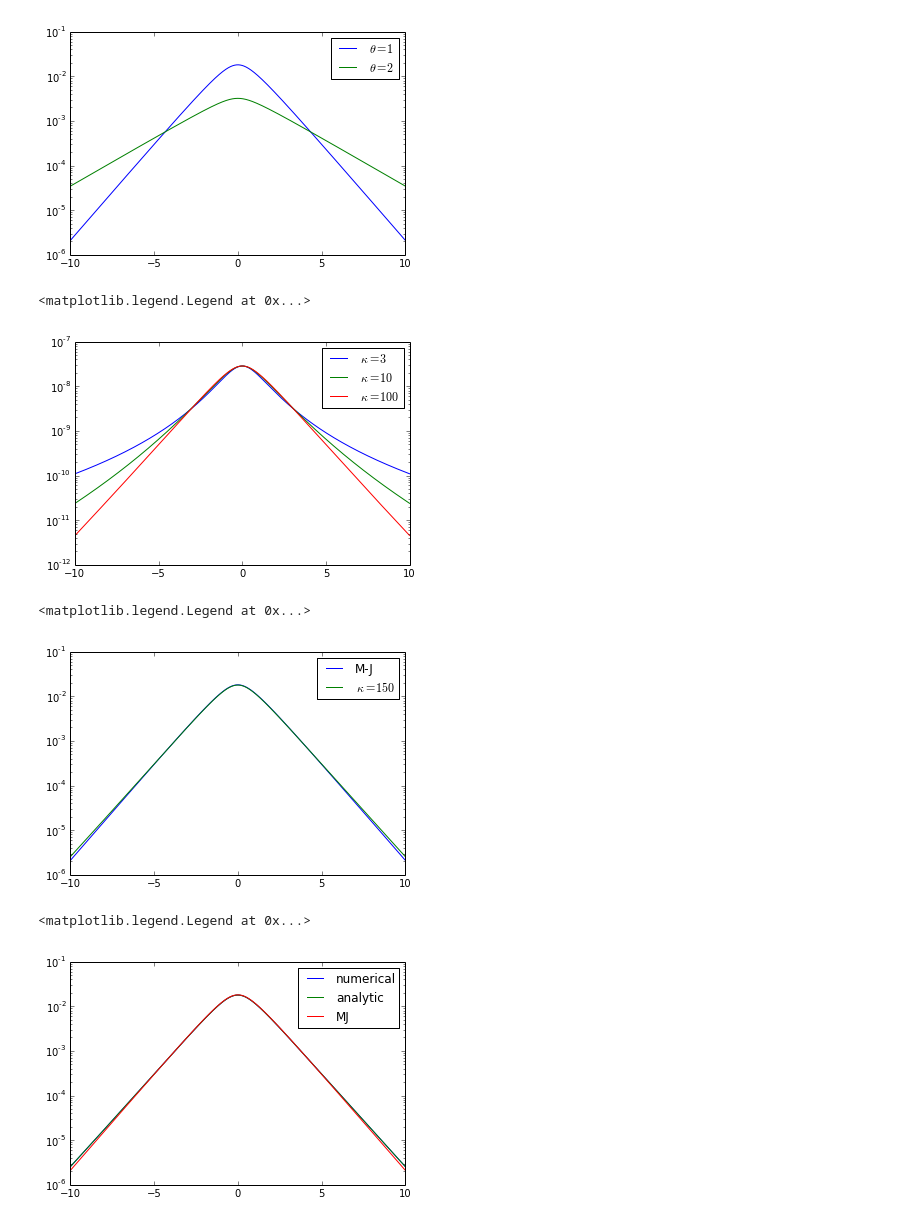
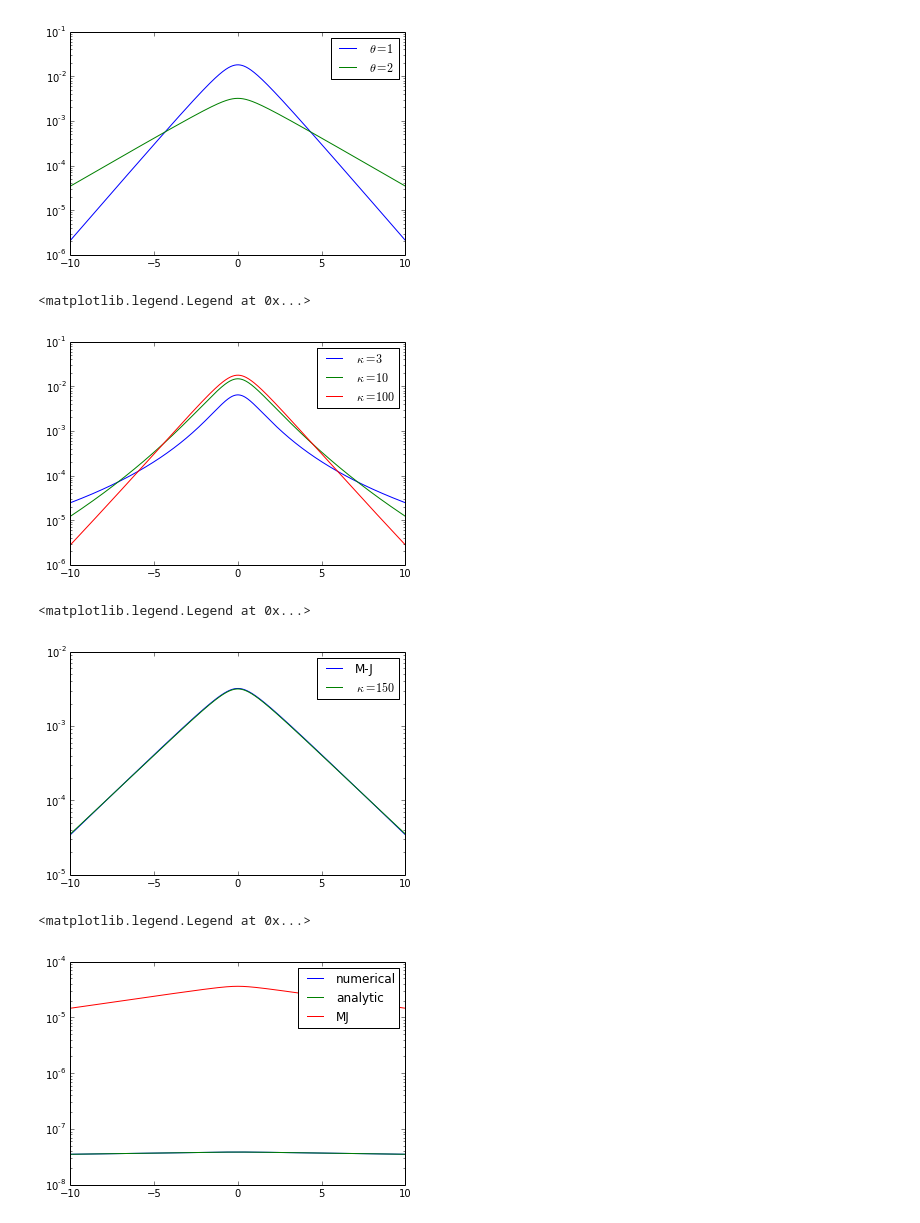
Before and after one commit to aapandy2/kappa_distributions, a Jupyter notebook: kappa_vs_MJ.ipynb, the cells around one changed output. Drawn from its saved outputs; the diff is of its cells as text; code cells hidden in the pictures.

Commit message:
Fixed theta parameter in Kappa distribution.

```diff
--- a/kappa_vs_MJ.ipynb
+++ b/kappa_vs_MJ.ipynb
@@ -69,29 +101,30 @@ pl.legend()
 # %%
 #three sample Kappa distributions for various values of kappa
 
-pl.semilogy(p, kappa_distribution(p, 1, 3), label='$\\kappa = 3$')
-pl.semilogy(p, kappa_distribution(p, 1, 10), label='$\\kappa = 10$')
-pl.semilogy(p, kappa_distribution(p, 1, 100), label='$\\kappa = 100$')
+pl.semilogy(p, kappa_numerical_norm(p, 1, 3), label='$\\kappa = 3$')
+pl.semilogy(p, kappa_numerical_norm(p, 1, 10), label='$\\kappa = 10$')
+pl.semilogy(p, kappa_numerical_norm(p, 1, 100), label='$\\kappa = 100$')
 pl.legend()
 # %% [output]
 <matplotlib.legend.Legend at 0x...>
-[figure, old version]
+[figure, new version]
 # %%
 #Kappa (with high kappa) and Maxwell-Juettner distribution
 
-pl.semilogy(p, maxwell_juettner(p, 1), label='M-J')
-pl.semilogy(p, kappa_distribution_a(p, 1, 150), label='$\\kappa=150$')
+pl.semilogy(p, maxwell_juettner(p, 2), label='M-J')
+pl.semilogy(p, kappa_numerical_norm(p, 2, 150), label='$\\kappa=150$')
 pl.legend()
 # %% [output]
 <matplotlib.legend.Legend at 0x...>
-[figure, old version]
+[figure, new version]
 # %%
 #Maxwell-Juettner, kappa with numerical normalization, and kappa with analytic normalization
+#only seem to overlap for theta = 1
 
-pl.semilogy(p, kappa_distribution_n(p, 1, 150), label='numerical')
-pl.semilogy(p, kappa_distribution_a(p, 1, 150), label='analytic')
-pl.semilogy(p, maxwell_juettner(p, 1), label='MJ')
+pl.semilogy(p, kappa_numerical_norm(p, 10, 150), label='numerical')
+pl.semilogy(p, kappa_analytic_norm(p, 10, 150), label='analytic')
+pl.semilogy(p, maxwell_juettner(p, 10), label='MJ')
 pl.legend()
 # %% [output]
 <matplotlib.legend.Legend at 0x...>
-[figure, old version]
+[figure, new version]
```
Also changed, not shown: parts of 2 cells of this notebook.
